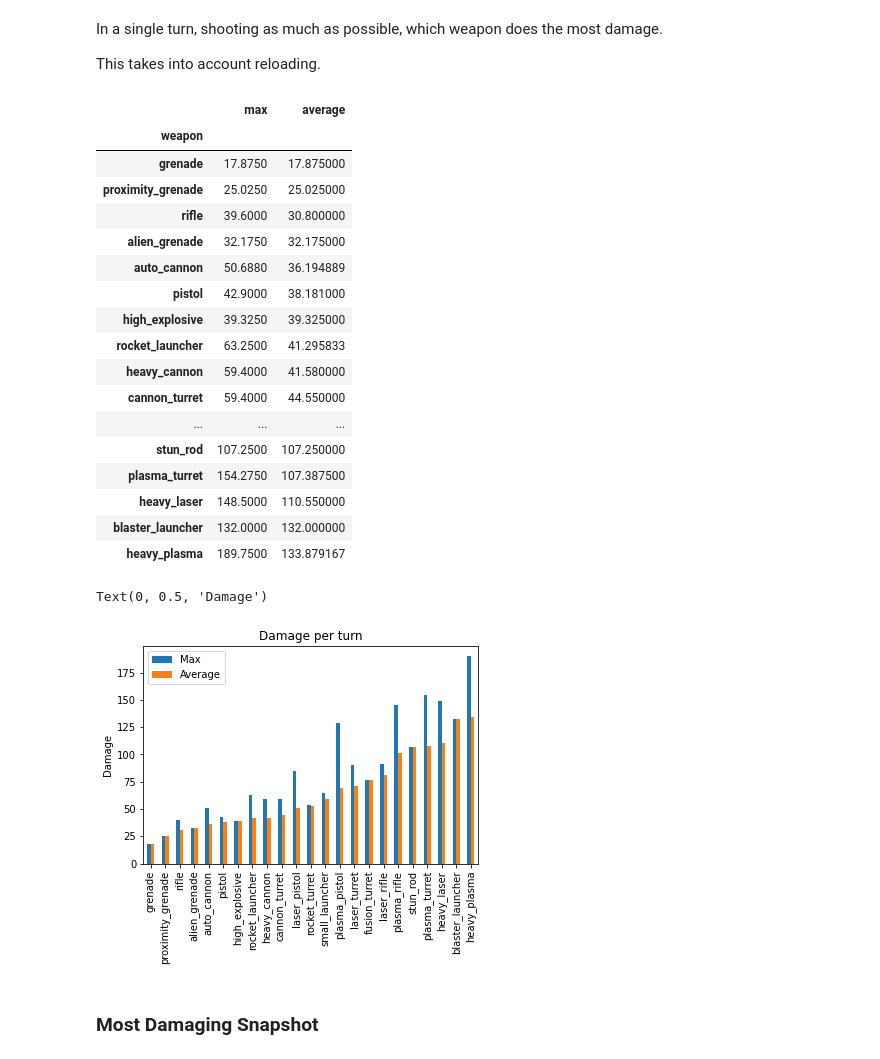
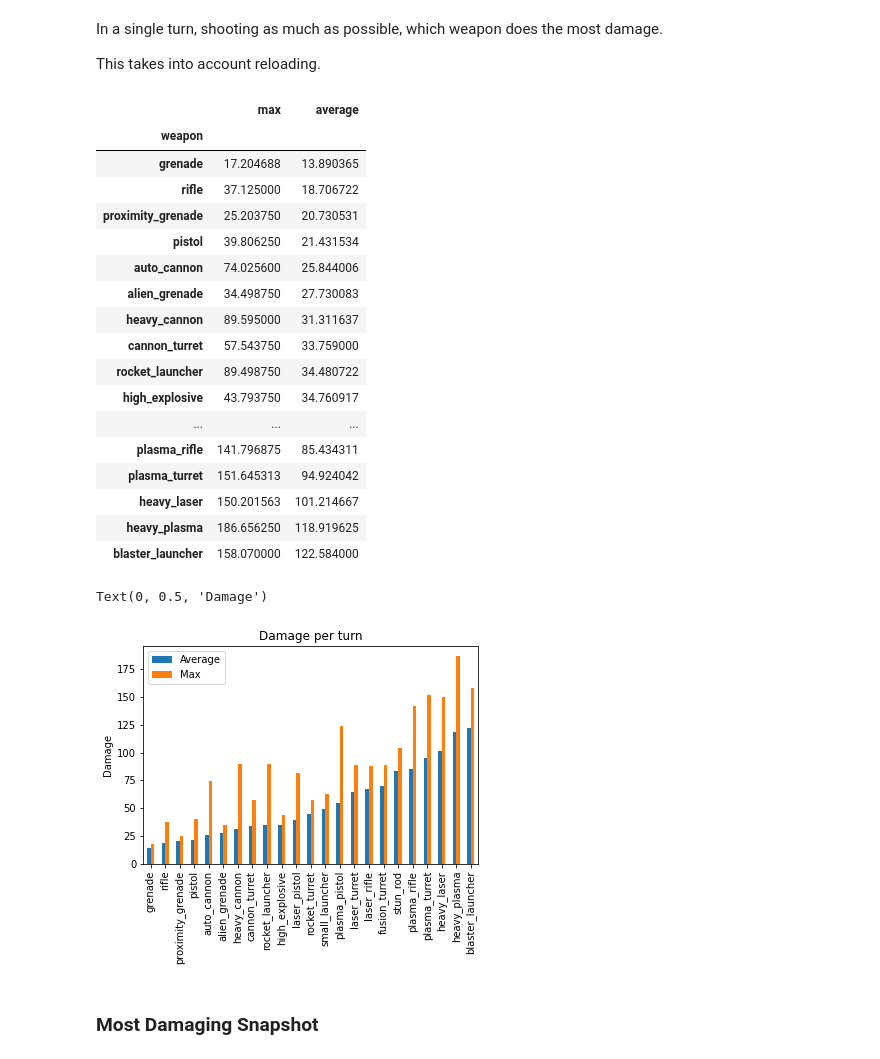
Before and after one commit to Bernardo-MG/xcom-analysis-jupyter-notebook, a Jupyter notebook: enemy_unknown/weapon_damage_turn.ipynb, the cells around one changed output. Drawn from its saved outputs; the diff is of its cells as text; code cells hidden in the pictures.

```diff
--- a/enemy_unknown/weapon_damage_turn.ipynb
+++ b/enemy_unknown/weapon_damage_turn.ipynb
@@ -15,43 +15,43 @@ In a single turn, shooting as much as possible, which weapon does the most damag
 
 This takes into account reloading.
 # %%
-most_damaging_weapon_average = weapon_data[["weapon", "turn_damage_expected"]]
+most_damaging_weapon_average = weapon_data_aliens[["weapon", "turn_penetrating_damage_expected"]]
 most_damaging_weapon_average = most_damaging_weapon_average.groupby("weapon").mean()
 # %%
-most_damaging_weapon_max = weapon_data[["weapon", "turn_damage_expected"]]
+most_damaging_weapon_max = weapon_data_aliens[["weapon", "turn_penetrating_damage_expected"]]
 most_damaging_weapon_max = most_damaging_weapon_max.groupby("weapon").max()
 # %%
 most_damaging_weapon = most_damaging_weapon_max.merge(most_damaging_weapon_average, on="weapon")
-most_damaging_weapon = most_damaging_weapon.rename(columns={"turn_damage_expected_x": "max", "turn_damage_expected_y": "average"})
+most_damaging_weapon = most_damaging_weapon.rename(columns={"turn_penetrating_damage_expected_x": "max", "turn_penetrating_damage_expected_y": "average"})
 most_damaging_weapon = most_damaging_weapon.sort_values(by=["average"])
 most_damaging_weapon
 # %% [output]
 |  | max | average |
 | weapon |  |  |
-| grenade | 17.8750 | 17.875000 |
-| proximity_grenade | 25.0250 | 25.025000 |
-| rifle | 39.6000 | 30.800000 |
-| alien_grenade | 32.1750 | 32.175000 |
-| auto_cannon | 50.6880 | 36.194889 |
-| pistol | 42.9000 | 38.181000 |
-| high_explosive | 39.3250 | 39.325000 |
-| rocket_launcher | 63.2500 | 41.295833 |
-| heavy_cannon | 59.4000 | 41.580000 |
-| cannon_turret | 59.4000 | 44.550000 |
+| grenade | 17.204688 | 13.890365 |
+| rifle | 37.125000 | 18.706722 |
+| proximity_grenade | 25.203750 | 20.730531 |
+| pistol | 39.806250 | 21.431534 |
+| auto_cannon | 74.025600 | 25.844006 |
+| alien_grenade | 34.498750 | 27.730083 |
+| heavy_cannon | 89.595000 | 31.311637 |
+| cannon_turret | 57.543750 | 33.759000 |
+| rocket_launcher | 89.498750 | 34.480722 |
+| high_explosive | 43.793750 | 34.760917 |
 | ... | ... | ... |
-| stun_rod | 107.2500 | 107.250000 |
-| plasma_turret | 154.2750 | 107.387500 |
-| heavy_laser | 148.5000 | 110.550000 |
-| blaster_launcher | 132.0000 | 132.000000 |
-| heavy_plasma | 189.7500 | 133.879167 |
+| plasma_rifle | 141.796875 | 85.434311 |
+| plasma_turret | 151.645313 | 94.924042 |
+| heavy_laser | 150.201563 | 101.214667 |
+| heavy_plasma | 186.656250 | 118.919625 |
+| blaster_launcher | 158.070000 | 122.584000 |
 # %%
-ax = most_damaging_weapon.plot.bar(title="Damage per turn", legend=False)
-ax.legend(["Max", "Average"])
+ax = most_damaging_weapon[["average", "max"]].plot.bar(title="Damage per turn", legend=False)
+ax.legend(["Average", "Max"])
 ax.xaxis.get_label().set_visible(False)
 ax.set_ylabel("Damage")
 # %% [output]
 Text(0, 0.5, 'Damage')
-[figure, old version]
+[figure, new version]
 # %% [markdown]
 ### Most Damaging Snapshot
 # %%
```
Also changed, not shown: parts of 16 cells of this notebook, 5 other files.
